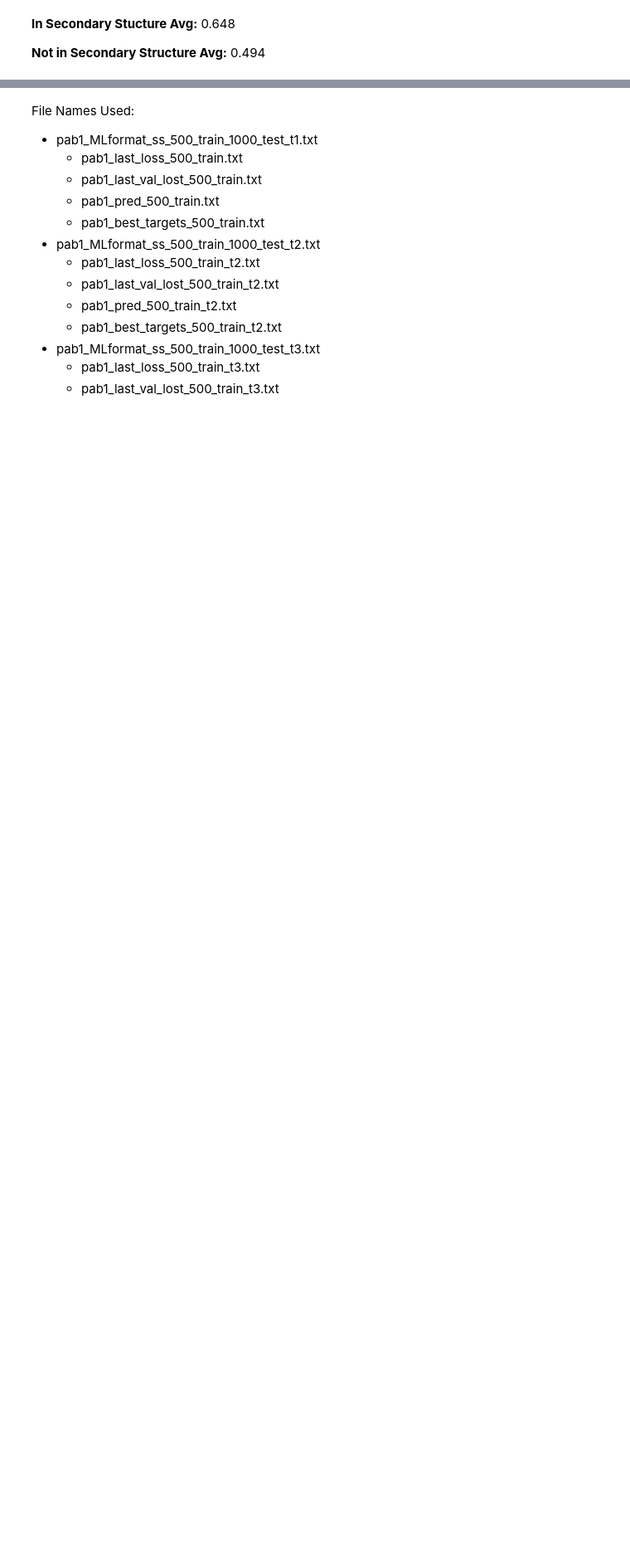
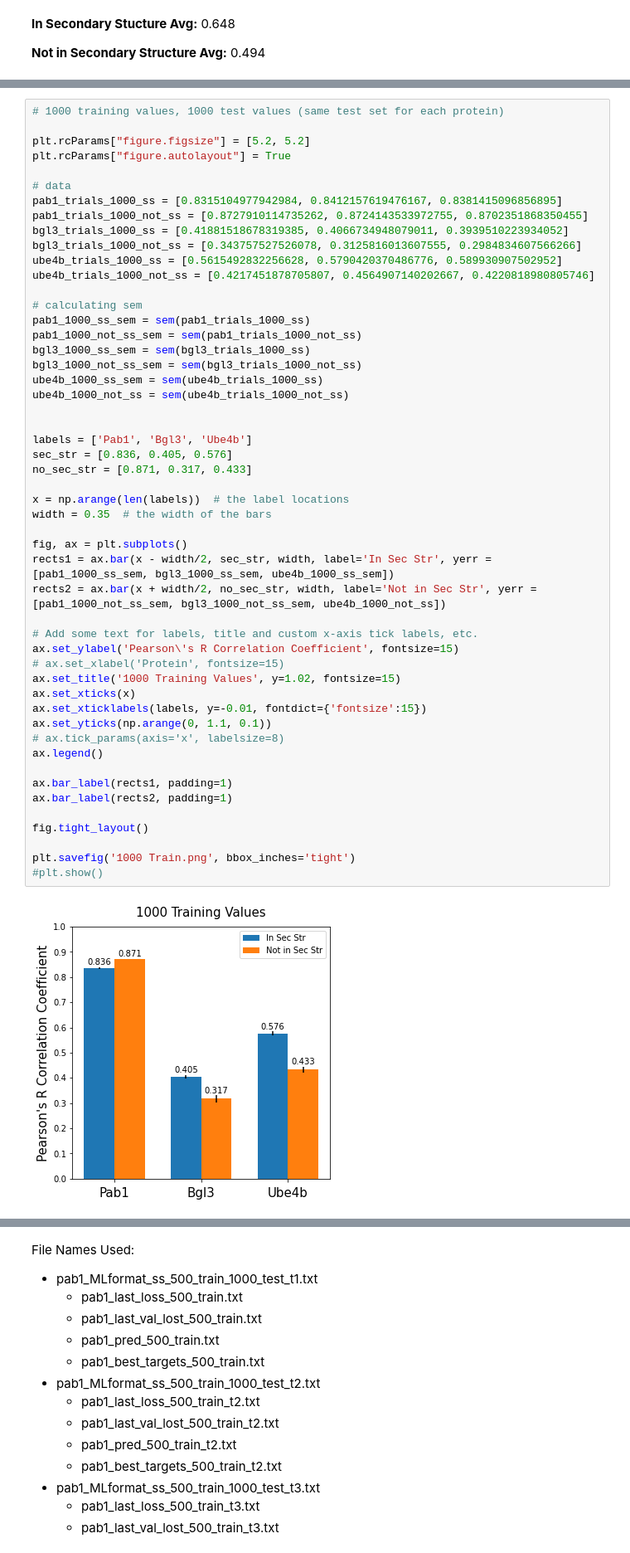
Before and after one commit to deeptiaa/secondary-structure-CNN-learning, a Jupyter notebook: Jupyter Notebooks/Run Results and Plots.ipynb, the cells around one changed output, grey strips where cells are left out. Shown at 83% size. Saved outputs shown, nothing was run; the diff lists cells and outputs as text; blank space fills up the shorter version.

```diff
--- a/Jupyter Notebooks/Run Results and Plots.ipynb
+++ b/Jupyter Notebooks/Run Results and Plots.ipynb
@@ -1024,0 +983,53 @@ plt.show()
+# %%
+# 1000 training values, 1000 test values (same test set for each protein)
+
+plt.rcParams["figure.figsize"] = [5.2, 5.2]
+plt.rcParams["figure.autolayout"] = True
+
+# data
+pab1_trials_1000_ss = [0.8315104977942984, 0.8412157619476167, 0.8381415096856895]
+pab1_trials_1000_not_ss = [0.8727910114735262, 0.8724143533972755, 0.8702351868350455]
+bgl3_trials_1000_ss = [0.41881518678319385, 0.4066734948079011, 0.3939510223934052]
+bgl3_trials_1000_not_ss = [0.343757527526078, 0.3125816013607555, 0.2984834607566266]
+ube4b_trials_1000_ss = [0.5615492832256628, 0.5790420370486776, 0.589930907502952]
+ube4b_trials_1000_not_ss = [0.4217451878705807, 0.4564907140202667, 0.4220818980805746]
+
+# calculating sem
+pab1_1000_ss_sem = sem(pab1_trials_1000_ss)
+pab1_1000_not_ss_sem = sem(pab1_trials_1000_not_ss)
+bgl3_1000_ss_sem = sem(bgl3_trials_1000_ss)
+bgl3_1000_not_ss_sem = sem(bgl3_trials_1000_not_ss)
+ube4b_1000_ss_sem = sem(ube4b_trials_1000_ss)
+ube4b_1000_not_ss = sem(ube4b_trials_1000_not_ss)
+
+
+labels = ['Pab1', 'Bgl3', 'Ube4b']
+sec_str = [0.836, 0.405, 0.576]
+no_sec_str = [0.871, 0.317, 0.433]
+
+x = np.arange(len(labels))  # the label locations
+width = 0.35  # the width of the bars
+
+fig, ax = plt.subplots()
+rects1 = ax.bar(x - width/2, sec_str, width, label='In Sec Str', yerr = [pab1_1000_ss_sem, bgl3_1000_ss_sem, ube4b_1000_ss_sem])
+rects2 = ax.bar(x + width/2, no_sec_str, width, label='Not in Sec Str', yerr = [pab1_1000_not_ss_sem, bgl3_1000_not_ss_sem, ube4b_1000_not_ss])
+
+# Add some text for labels, title and custom x-axis tick labels, etc.
+ax.set_ylabel('Pearson\'s R Correlation Coefficient', fontsize=15)
+# ax.set_xlabel('Protein', fontsize=15)
+ax.set_title('1000 Training Values', y=1.02, fontsize=15)
+ax.set_xticks(x)
+ax.set_xticklabels(labels, y=-0.01, fontdict={'fontsize':15})
+ax.set_yticks(np.arange(0, 1.1, 0.1))
+# ax.tick_params(axis='x', labelsize=8)
+ax.legend()
+
+ax.bar_label(rects1, padding=1)
+ax.bar_label(rects2, padding=1)
+
+fig.tight_layout()
+
+plt.savefig('1000 Train.png', bbox_inches='tight')
+#plt.show()
+# %% [output]
+[figure, added]
```
Also changed, not shown: parts of 25 cells of this notebook, 36 other files.
